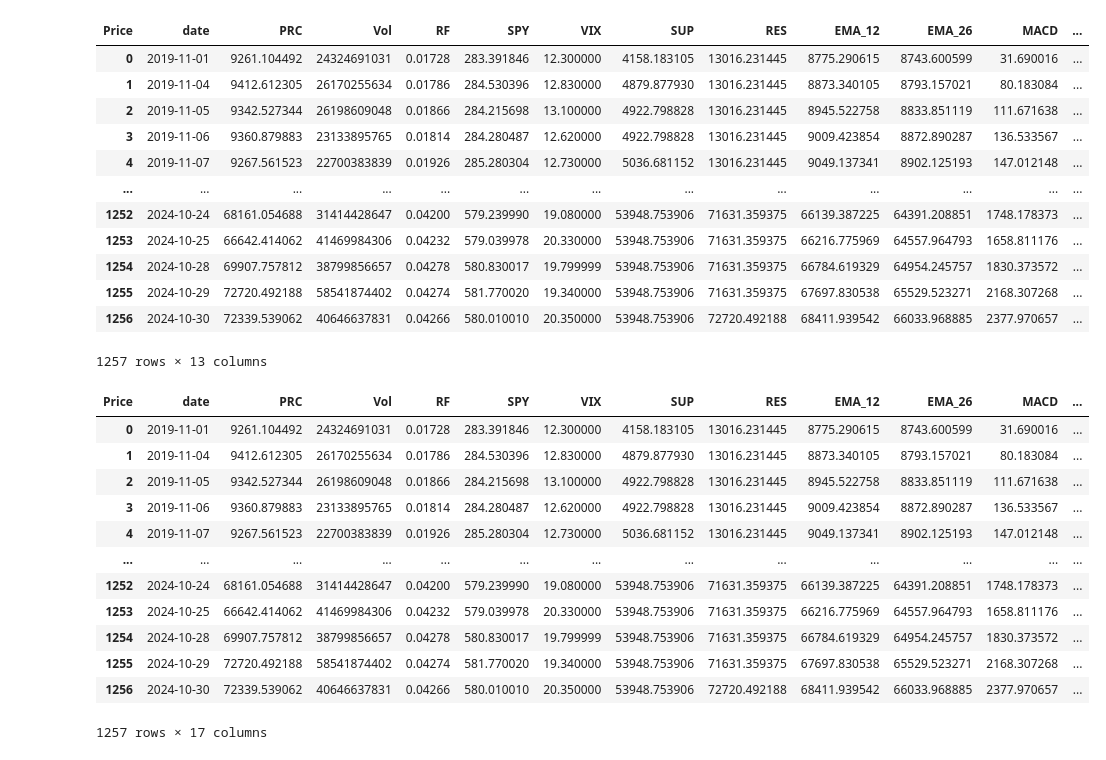
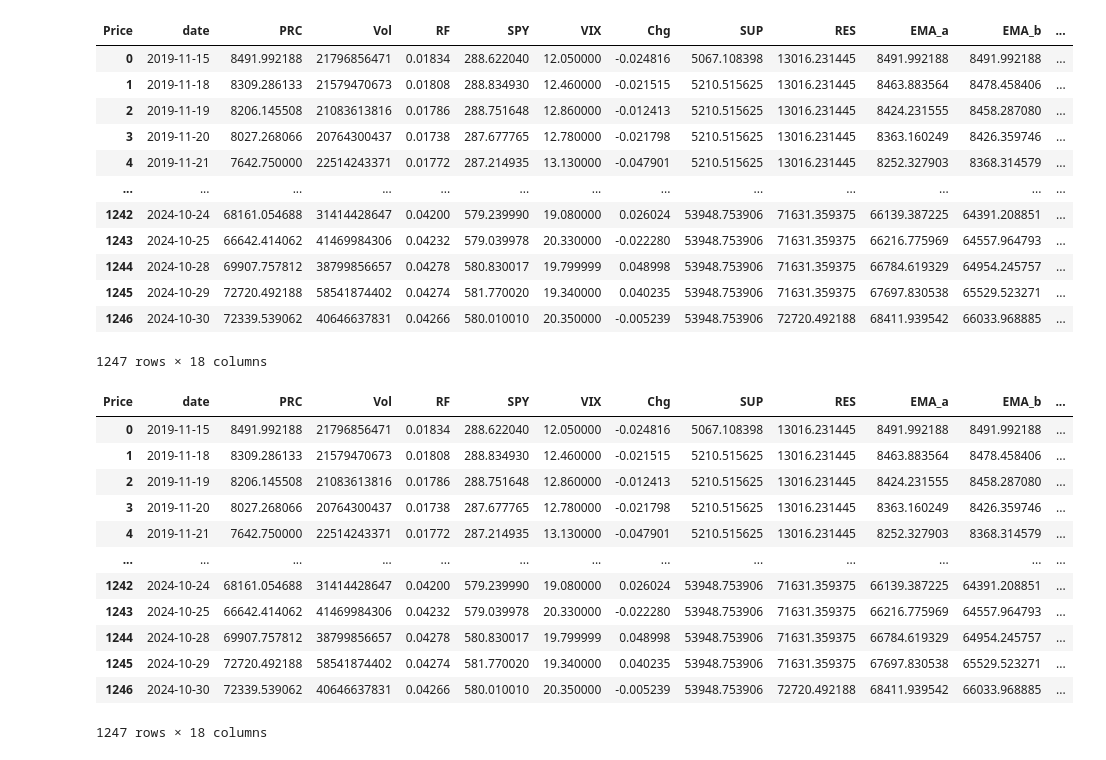
Before and after one commit to memelooody/Bitcoin-Trading-Strategies, a Jupyter notebook: Test.ipynb, the cells around one changed output. Cells and saved outputs as stored; diff of their text form; code cells hidden in the pictures.

```diff
--- a/Test.ipynb
+++ b/Test.ipynb
@@ -16,7 +16,6 @@ tickers = {
 }
 
 # Define the date range
-lookback_period = 150
 start_date = pd.to_datetime('2019-11-01')
 end_date = pd.to_datetime('2024-10-31')
 
@@ -26,7 +25,7 @@ data_frames = {}
 # Loop through each ticker and download the data
 for ticker, name in tickers.items():
     # Download the data
-    data = yf.download(ticker, start=start_date-timedelta(days=lookback_period*2), end=end_date)
+    data = yf.download(ticker, start=start_date-timedelta(days=201), end=end_date)
 
     # Reset index to make 'Date' a column
     data = data.reset_index()
@@ -58,6 +57,7 @@ for ticker, name in tickers.items():
 dfs = list(data_frames.values())
 merged_data = reduce(lambda left, right: pd.merge(left, right, on='date', how='inner'), dfs)
 merged_data.columns = merged_data.columns.get_level_values(0)
+merged_data['Chg'] = merged_data['PRC']/merged_data['PRC'].shift()-1
 
 merged_data
 # %% [output]
@@ -100,8 +101,12 @@ merged_data
 # %%
-merged_data['EMA_12'] = merged_data['PRC'].ewm(span=12, adjust=False).mean()
-merged_data['EMA_26'] = merged_data['PRC'].ewm(span=26, adjust=False).mean()
-merged_data['MACD'] = merged_data['EMA_12'] - merged_data['EMA_26']
-merged_data['MACD_Sig'] = merged_data['MACD'].ewm(span=9, adjust=False).mean()
+a=12
+b=26
+c=9
+
+merged_data['EMA_a'] = merged_data['PRC'].ewm(span=a, adjust=False).mean()
+merged_data['EMA_b'] = merged_data['PRC'].ewm(span=b, adjust=False).mean()
+merged_data['MACD'] = merged_data['EMA_a'] - merged_data['EMA_b']
+merged_data['MACD_Sig'] = merged_data['MACD'].ewm(span=c, adjust=False).mean()
 merged_data['MACD_Hist'] = merged_data['MACD'] - merged_data['MACD_Sig']
 merged_data
 # %% [output]
@@ -125,38 +130,38 @@ merged_data = merged_data.reset_index(drop=True)
 
 merged_data
 # %% [output]
-| Price | date | PRC | Vol | RF | SPY | VIX | SUP | RES | EMA_12 | EMA_26 | MACD | ... |
-| 0 | 2019-11-01 | 9261.104492 | 24324691031 | 0.01728 | 283.391846 | 12.300000 | 4158.183105 | 13016.231445 | 8775.290615 | 8743.600599 | 31.690016 | ... |
-| 1 | 2019-11-04 | 9412.612305 | 26170255634 | 0.01786 | 284.530396 | 12.830000 | 4879.877930 | 13016.231445 | 8873.340105 | 8793.157021 | 80.183084 | ... |
-| 2 | 2019-11-05 | 9342.527344 | 26198609048 | 0.01866 | 284.215698 | 13.100000 | 4922.798828 | 13016.231445 | 8945.522758 | 8833.851119 | 111.671638 | ... |
-| 3 | 2019-11-06 | 9360.879883 | 23133895765 | 0.01814 | 284.280487 | 12.620000 | 4922.798828 | 13016.231445 | 9009.423854 | 8872.890287 | 136.533567 | ... |
-| 4 | 2019-11-07 | 9267.561523 | 22700383839 | 0.01926 | 285.280304 | 12.730000 | 5036.681152 | 13016.231445 | 9049.137341 | 8902.125193 | 147.012148 | ... |
+| Price | date | PRC | Vol | RF | SPY | VIX | Chg | SUP | RES | EMA_a | EMA_b | ... |
+| 0 | 2019-11-15 | 8491.992188 | 21796856471 | 0.01834 | 288.622040 | 12.050000 | -0.024816 | 5067.108398 | 13016.231445 | 8491.992188 | 8491.992188 | ... |
+| 1 | 2019-11-18 | 8309.286133 | 21579470673 | 0.01808 | 288.834930 | 12.460000 | -0.021515 | 5210.515625 | 13016.231445 | 8463.883564 | 8478.458406 | ... |
+| 2 | 2019-11-19 | 8206.145508 | 21083613816 | 0.01786 | 288.751648 | 12.860000 | -0.012413 | 5210.515625 | 13016.231445 | 8424.231555 | 8458.287080 | ... |
+| 3 | 2019-11-20 | 8027.268066 | 20764300437 | 0.01738 | 287.677765 | 12.780000 | -0.021798 | 5210.515625 | 13016.231445 | 8363.160249 | 8426.359746 | ... |
+| 4 | 2019-11-21 | 7642.750000 | 22514243371 | 0.01772 | 287.214935 | 13.130000 | -0.047901 | 5210.515625 | 13016.231445 | 8252.327903 | 8368.314579 | ... |
 | ... | ... | ... | ... | ... | ... | ... | ... | ... | ... | ... | ... | ... |
-| 1252 | 2024-10-24 | 68161.054688 | 31414428647 | 0.04200 | 579.239990 | 19.080000 | 53948.753906 | 71631.359375 | 66139.387225 | 64391.208851 | 1748.178373 | ... |
-| 1253 | 2024-10-25 | 66642.414062 | 41469984306 | 0.04232 | 579.039978 | 20.330000 | 53948.753906 | 71631.359375 | 66216.775969 | 64557.964793 | 1658.811176 | ... |
-| 1254 | 2024-10-28 | 69907.757812 | 38799856657 | 0.04278 | 580.830017 | 19.799999 | 53948.753906 | 71631.359375 | 66784.619329 | 64954.245757 | 1830.373572 | ... |
-| 1255 | 2024-10-29 | 72720.492188 | 58541874402 | 0.04274 | 581.770020 | 19.340000 | 53948.753906 | 71631.359375 | 67697.830538 | 65529.523271 | 2168.307268 | ... |
-| 1256 | 2024-10-30 | 72339.539062 | 40646637831 | 0.04266 | 580.010010 | 20.350000 | 53948.753906 | 72720.492188 | 68411.939542 | 66033.968885 | 2377.970657 | ... |
+| 1242 | 2024-10-24 | 68161.054688 | 31414428647 | 0.04200 | 579.239990 | 19.080000 | 0.026024 | 53948.753906 | 71631.359375 | 66139.387225 | 64391.208851 | ... |
+| 1243 | 2024-10-25 | 66642.414062 | 41469984306 | 0.04232 | 579.039978 | 20.330000 | -0.022280 | 53948.753906 | 71631.359375 | 66216.775969 | 64557.964793 | ... |
+| 1244 | 2024-10-28 | 69907.757812 | 38799856657 | 0.04278 | 580.830017 | 19.799999 | 0.048998 | 53948.753906 | 71631.359375 | 66784.619329 | 64954.245757 | ... |
+| 1245 | 2024-10-29 | 72720.492188 | 58541874402 | 0.04274 | 581.770020 | 19.340000 | 0.040235 | 53948.753906 | 71631.359375 | 67697.830538 | 65529.523271 | ... |
+| 1246 | 2024-10-30 | 72339.539062 | 40646637831 | 0.04266 | 580.010010 | 20.350000 | -0.005239 | 53948.753906 | 72720.492188 | 68411.939542 | 66033.968885 | ... |
-1257 rows × 13 columns
+1247 rows × 18 columns
 # %%
 merged_data['sig_1'] = np.where(merged_data['PRC'] > merged_data['RES'], 1, 0)  # Buy signal
 merged_data['sig_1'] = np.where(merged_data['PRC'] < merged_data['SUP'], -1, merged_data['sig_1'])  # Sell signal
 
-merged_data['sig_2'] = np.where((merged_data['MACD_Hist'] > 0) & (merged_data['MACD_Hist'].shift() < 0), 1, 0)  # Buy signal
-merged_data['sig_2'] = np.where((merged_data['MACD_Hist'] < 0) & (merged_data['MACD_Hist'].shift() > 0), -1, merged_data['sig_2'])  # Sell signal
+merged_data['sig_2'] = np.where((merged_data['MACD_Hist'] > 15) & (merged_data['MACD_Hist'].shift() < 15), 1, 0)  # Buy signal
+merged_data['sig_2'] = np.where((merged_data['MACD_Hist'] < -15) & (merged_data['MACD_Hist'].shift() > -15), -1, merged_data['sig_2'])  # Sell signal
 
 merged_data
 # %% [output]
-| Price | date | PRC | Vol | RF | SPY | VIX | SUP | RES | EMA_12 | EMA_26 | MACD | ... |
-| 0 | 2019-11-01 | 9261.104492 | 24324691031 | 0.01728 | 283.391846 | 12.300000 | 4158.183105 | 13016.231445 | 8775.290615 | 8743.600599 | 31.690016 | ... |
-| 1 | 2019-11-04 | 9412.612305 | 26170255634 | 0.01786 | 284.530396 | 12.830000 | 4879.877930 | 13016.231445 | 8873.340105 | 8793.157021 | 80.183084 | ... |
-| 2 | 2019-11-05 | 9342.527344 | 26198609048 | 0.01866 | 284.215698 | 13.100000 | 4922.798828 | 13016.231445 | 8945.522758 | 8833.851119 | 111.671638 | ... |
-| 3 | 2019-11-06 | 9360.879883 | 23133895765 | 0.01814 | 284.280487 | 12.620000 | 4922.798828 | 13016.231445 | 9009.423854 | 8872.890287 | 136.533567 | ... |
-| 4 | 2019-11-07 | 9267.561523 | 22700383839 | 0.01926 | 285.280304 | 12.730000 | 5036.681152 | 13016.231445 | 9049.137341 | 8902.125193 | 147.012148 | ... |
+| Price | date | PRC | Vol | RF | SPY | VIX | Chg | SUP | RES | EMA_a | EMA_b | ... |
+| 0 | 2019-11-15 | 8491.992188 | 21796856471 | 0.01834 | 288.622040 | 12.050000 | -0.024816 | 5067.108398 | 13016.231445 | 8491.992188 | 8491.992188 | ... |
+| 1 | 2019-11-18 | 8309.286133 | 21579470673 | 0.01808 | 288.834930 | 12.460000 | -0.021515 | 5210.515625 | 13016.231445 | 8463.883564 | 8478.458406 | ... |
+| 2 | 2019-11-19 | 8206.145508 | 21083613816 | 0.01786 | 288.751648 | 12.860000 | -0.012413 | 5210.515625 | 13016.231445 | 8424.231555 | 8458.287080 | ... |
+| 3 | 2019-11-20 | 8027.268066 | 20764300437 | 0.01738 | 287.677765 | 12.780000 | -0.021798 | 5210.515625 | 13016.231445 | 8363.160249 | 8426.359746 | ... |
+| 4 | 2019-11-21 | 7642.750000 | 22514243371 | 0.01772 | 287.214935 | 13.130000 | -0.047901 | 5210.515625 | 13016.231445 | 8252.327903 | 8368.314579 | ... |
 | ... | ... | ... | ... | ... | ... | ... | ... | ... | ... | ... | ... | ... |
-| 1252 | 2024-10-24 | 68161.054688 | 31414428647 | 0.04200 | 579.239990 | 19.080000 | 53948.753906 | 71631.359375 | 66139.387225 | 64391.208851 | 1748.178373 | ... |
-| 1253 | 2024-10-25 | 66642.414062 | 41469984306 | 0.04232 | 579.039978 | 20.330000 | 53948.753906 | 71631.359375 | 66216.775969 | 64557.964793 | 1658.811176 | ... |
-| 1254 | 2024-10-28 | 69907.757812 | 38799856657 | 0.04278 | 580.830017 | 19.799999 | 53948.753906 | 71631.359375 | 66784.619329 | 64954.245757 | 1830.373572 | ... |
-| 1255 | 2024-10-29 | 72720.492188 | 58541874402 | 0.04274 | 581.770020 | 19.340000 | 53948.753906 | 71631.359375 | 67697.830538 | 65529.523271 | 2168.307268 | ... |
-| 1256 | 2024-10-30 | 72339.539062 | 40646637831 | 0.04266 | 580.010010 | 20.350000 | 53948.753906 | 72720.492188 | 68411.939542 | 66033.968885 | 2377.970657 | ... |
+| 1242 | 2024-10-24 | 68161.054688 | 31414428647 | 0.04200 | 579.239990 | 19.080000 | 0.026024 | 53948.753906 | 71631.359375 | 66139.387225 | 64391.208851 | ... |
+| 1243 | 2024-10-25 | 66642.414062 | 41469984306 | 0.04232 | 579.039978 | 20.330000 | -0.022280 | 53948.753906 | 71631.359375 | 66216.775969 | 64557.964793 | ... |
+| 1244 | 2024-10-28 | 69907.757812 | 38799856657 | 0.04278 | 580.830017 | 19.799999 | 0.048998 | 53948.753906 | 71631.359375 | 66784.619329 | 64954.245757 | ... |
+| 1245 | 2024-10-29 | 72720.492188 | 58541874402 | 0.04274 | 581.770020 | 19.340000 | 0.040235 | 53948.753906 | 71631.359375 | 67697.830538 | 65529.523271 | ... |
+| 1246 | 2024-10-30 | 72339.539062 | 40646637831 | 0.04266 | 580.010010 | 20.350000 | -0.005239 | 53948.753906 | 72720.492188 | 68411.939542 | 66033.968885 | ... |
-1257 rows × 17 columns
+1247 rows × 18 columns
```
Also changed, not shown: parts of 14 cells of this notebook.
